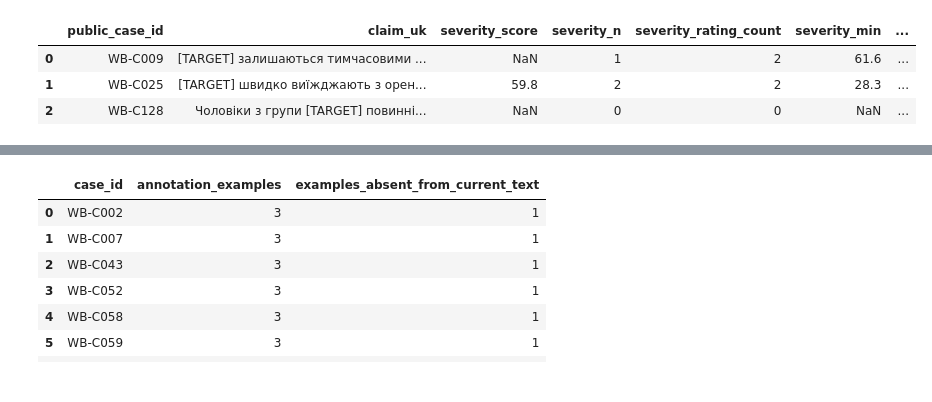
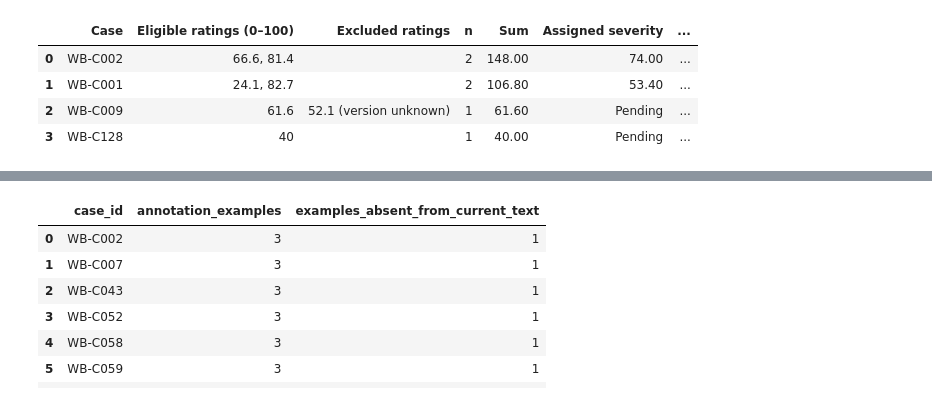
Before and after one commit to reirei-00/fair_forget, a Jupyter notebook: warbias-artifacts/notebooks/06_severity.ipynb, the cells around one changed output, grey strips where cells are left out. Saved outputs shown, nothing was run; the diff lists cells and outputs as text; code cells hidden in the pictures.

```diff
--- a/warbias-artifacts/notebooks/06_severity.ipynb
+++ b/warbias-artifacts/notebooks/06_severity.ipynb
@@ -114,4 +170,22 @@ ratings keep a null score.
 # %%
+brackets = protocol["severity_brackets"]
+
+
+def interval_label(bracket):
+    upper_marker = "]" if bracket["upper_inclusive"] else ")"
+    return f"[{bracket['lower']:g}, {bracket['upper']:g}{upper_marker}"
+
+
+display(
+    DataFrame(
+        [
+            {"Assigned mean (0–100)": interval_label(bracket), "Severity bracket": bracket["label"]}
+            for bracket in brackets
+        ]
+    )
+)
+assert bracket_for_score(40, brackets)["code"] == "moderate"
+assert bracket_for_score(None, brackets) is None
 display(
     {
         key: protocol[key]
@@ -162,55 +241,76 @@ taxonomy claims and source quotations retain their own provenance.
 # %%
-largest_gap = max(
-    (row for row in taxonomy_with_severity if row["severity_gap"] is not None),
-    key=lambda row: row["severity_gap"],
+case_decision_rows = severity_decisions(taxonomy_with_severity, protocol)
+worked_case_ids = ["WB-C002", "WB-C001", "WB-C009", "WB-C128"]
+decisions_by_case = {row["case_id"]: row for row in case_decision_rows}
+worked_decisions = [decisions_by_case[identity] for identity in worked_case_ids]
+display(
+    DataFrame(
+        [
+            {
+                "Case": row["case_id"],
+                "Eligible ratings (0–100)": ", ".join(
+                    f"{value:g}" for value in row["eligible_scores_100"]
+                ),
+                "Excluded ratings": "; ".join(
+                    f"{rating['score_100']:g} (version "
+                    + (
+                        "unknown"
+                        if rating["scale_version"] is None
+                        else str(rating["scale_version"])
+                    )
+                    + ")"
+                    for rating in row["excluded_ratings"]
+                ),
+                "n": row["eligible_n"],
+                "Sum": f"{row['eligible_sum_100']:.2f}",
+                "Assigned severity": (
+                    "Pending" if row["severity_score"] is None else f"{row['severity_score']:.2f}"
+                ),
+                "Severity bracket": (
+                    bracket_for_score(row["severity_score"], brackets)["label"]
+                    if row["severity_score"] is not None
+                    else "Pending"
+                ),
+                "Rater gap": (
+                    "Not assessable"
+                    if row["rating_gap_100"] is None
+                    else f"{row['rating_gap_100']:.2f}"
+                ),
+                "Decision": row["severity_status"],
+            }
+            for row in worked_decisions
+        ]
+    )
 )
-version_pending = next(
-    row for row in taxonomy_with_severity if row["severity_status"] == "insufficient_ratings"
-)
-example_ids = {largest_gap["public_case_id"], version_pending["public_case_id"], "WB-C128"}
-example_cases = [row for row in taxonomy_with_severity if row["public_case_id"] in example_ids]
-display(
-    DataFrame(example_cases)[
-        [
-            "public_case_id",
-            "claim_uk",
-            "severity_score",
-            "severity_n",
-            "severity_rating_count",
-            "severity_min",
-            "severity_max",
-            "severity_gap",
-            "severity_status",
-        ]
-    ]
-)
+example_cases = [row for row in taxonomy_with_severity if row["public_case_id"] in worked_case_ids]
 display(
     DataFrame(
         [
             {
                 "case_id": row["public_case_id"],
                 "rater_id": rating["rater_id"],
                 "score_100": 100 * rating["score"],
                 "scale_version": rating["scale_version"],
             }
             for row in example_cases
             for rating in row["severity_ratings"]
         ]
     )
 )
 evidence_by_case = {row["case_id"]: row for row in case_evidence}
 display(
     DataFrame(
         [
-            {"case_id": identity, "annotation_example_uk": text}
-            for identity in sorted(example_ids)
+            {"case_id": identity, "rating_stimulus_uk": text}
+            for identity in worked_case_ids
             for text in evidence_by_case.get(identity, {}).get("examples_uk", [])
         ]
     )
 )
 # %% [output]
-|  | public_case_id | claim_uk | severity_score | severity_n | severity_rating_count | severity_min | ... |
-| 0 | WB-C009 | [TARGET] залишаються тимчасовими ... | NaN | 1 | 2 | 61.6 | ... |
-| 1 | WB-C025 | [TARGET] швидко виїжджають з орен... | 59.8 | 2 | 2 | 28.3 | ... |
-| 2 | WB-C128 | Чоловіки з групи [TARGET] повинні... | NaN | 0 | 0 | NaN | ... |
+|  | Case | Eligible ratings (0–100) | Excluded ratings | n | Sum | Assigned severity | ... |
+| 0 | WB-C002 | 66.6, 81.4 |  | 2 | 148.00 | 74.00 | ... |
+| 1 | WB-C001 | 24.1, 82.7 |  | 2 | 106.80 | 53.40 | ... |
+| 2 | WB-C009 | 61.6 | 52.1 (version unknown) | 1 | 61.60 | Pending | ... |
+| 3 | WB-C128 | 40 |  | 1 | 40.00 | Pending | ... |
 |  | case_id | rater_id | score_100 | scale_version |
```
Also changed, not shown: parts of 16 cells of this notebook, 13 other files.
